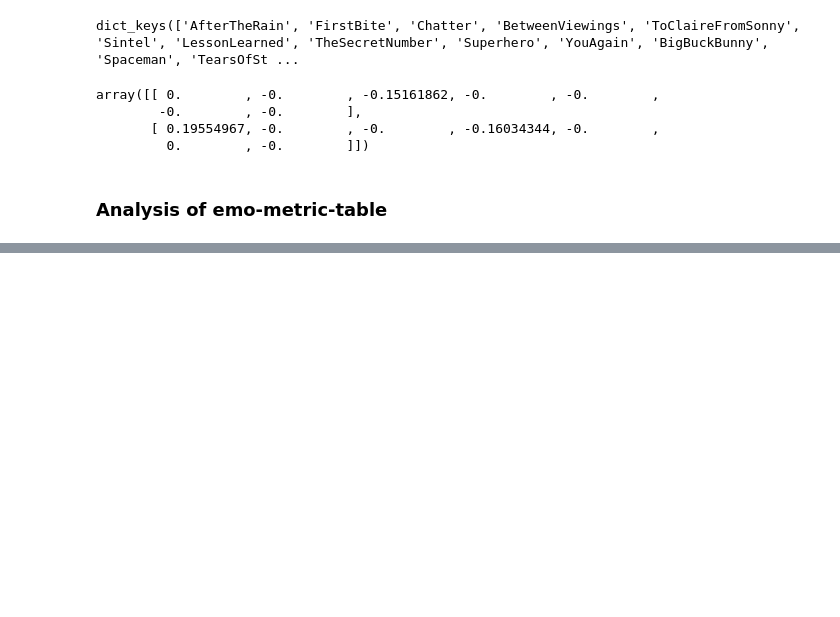
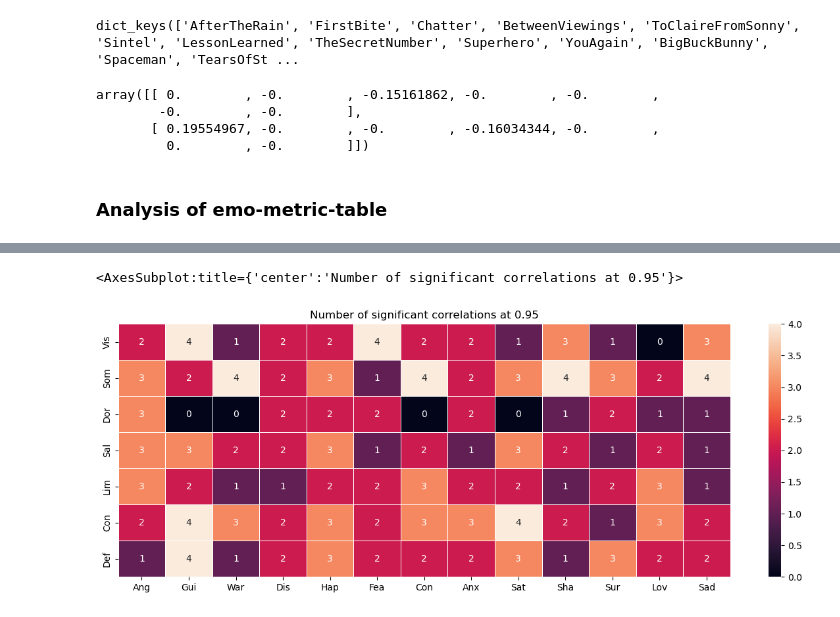
Before and after one commit to MIPLabCH/emoguide_gradients, a Jupyter notebook: 15_fmri_emotion_networks.ipynb, the cells around one changed output, grey strips where cells are left out. Saved outputs shown, nothing was run; the diff lists cells and outputs as text; code cells hidden in the pictures; blank space fills up the shorter version.

```diff
--- a/15_fmri_emotion_networks.ipynb
+++ b/15_fmri_emotion_networks.ipynb
@@ -196,2 +171,11 @@ array([[2., 4., 1., 2., 2., 4., 2., 2., 1., 3., 1., 0., 3.],
+# %%
+plt.figure(figsize=(15,5))
+plt.title("Number of significant correlations at 0.95")
+x_axis_labels = [f[:3] for f in select] # labels for x-axis
+y_axis_labels = [f[:3] for f in networks] # labels for x-axis
+sns.heatmap(np.asarray(list(countmovies.values())).sum(axis=0)[2], linewidth=0.5,  annot=True, xticklabels=x_axis_labels, yticklabels=y_axis_labels)
+# %% [output]
+<AxesSubplot:title={'center':'Number of significant correlations at 0.95'}>
+[figure, added]
 # %%
 plt.figure(figsize=(15,5))
```
Also changed, not shown: parts of 3 cells of this notebook, 16 other files.
